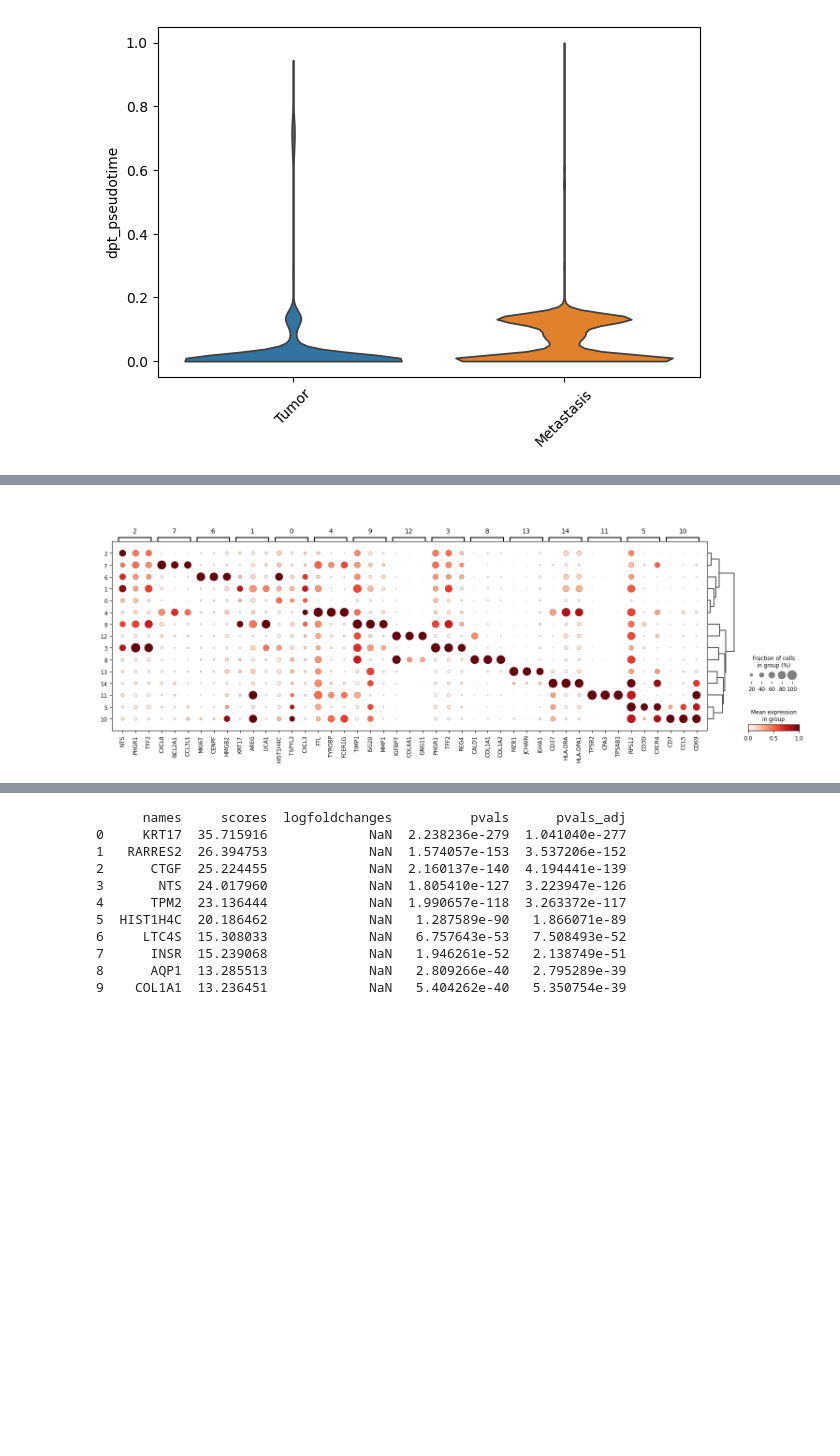
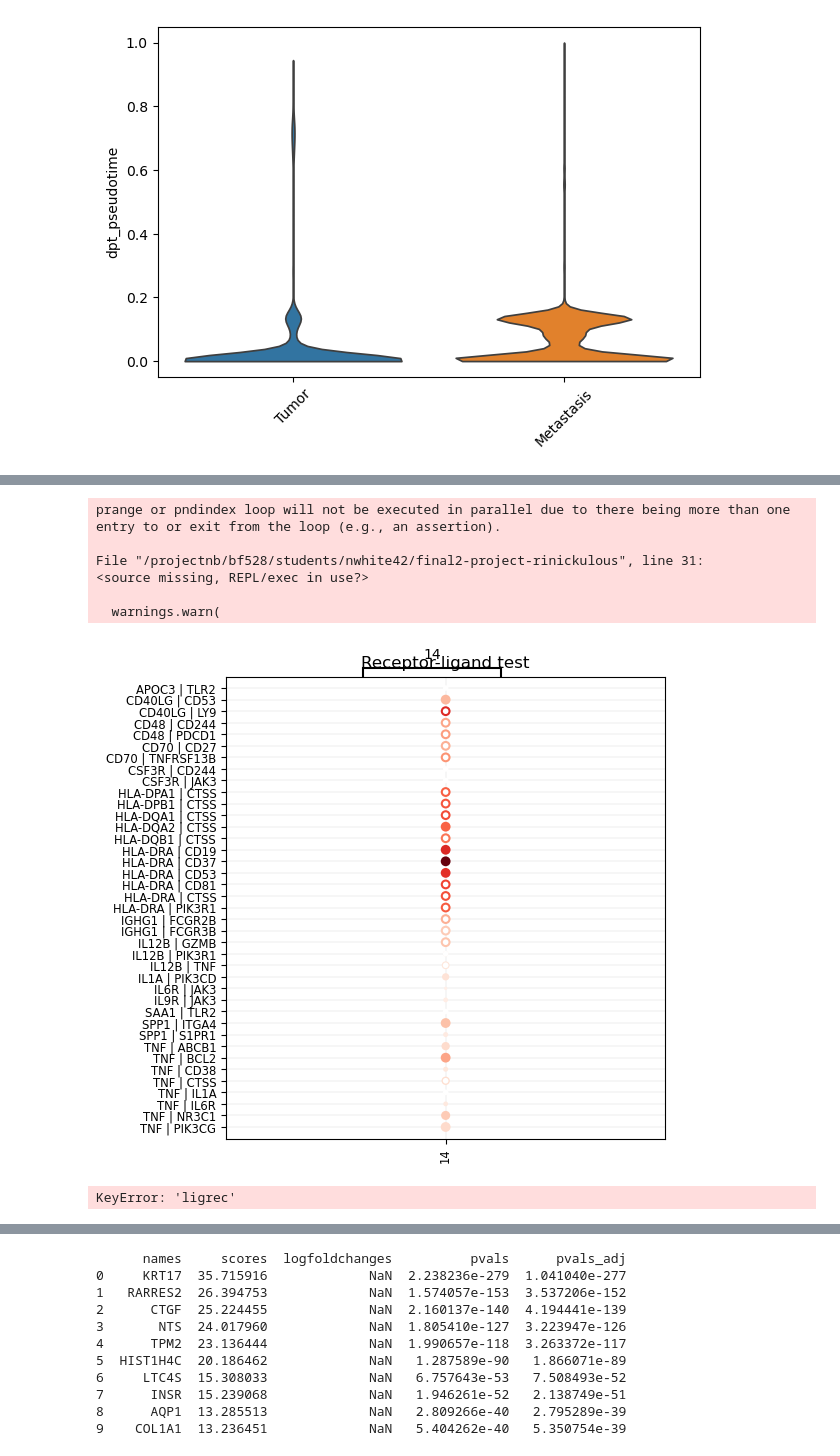
Before and after one commit to rinickulous/final2-project-scread, a Jupyter notebook: scanpy.ipynb, the cells around one changed output, grey strips where cells are left out. Saved outputs shown, nothing was run; the diff lists cells and outputs as text; code cells hidden in the pictures; blank space fills up the shorter version.

Commit message:
best I could get done by noon, due date. Will keep attempting

```diff
--- a/scanpy.ipynb
+++ b/scanpy.ipynb
@@ -586,19 +583,43 @@ Written to results/combined_all_samples_scaled.h5ad
-# %%
-# Rank markers for each cluster
-sc.tl.rank_genes_groups(
-    adata,
-    groupby='leiden',
-    method='wilcoxon',
-    use_raw=True
-)
-
-# Dotplot the top 3 per cluster
-sc.pl.rank_genes_groups_dotplot(
-    adata,
-    n_genes=3,
-    groupby='leiden',
-    standard_scale='var',
-    dendrogram=True
-)
-# %% [output]
-[figure, removed]
+# %%
+# 1) Install squidpy + omnipath (run once per env)
+#    If you already have squidpy+omnipath, you can skip this cell.
+import sys
+!{sys.executable} -m pip install --quiet squidpy[full] omnipath --upgrade
+
+# 2) Imports
+import squidpy as sq
+import scanpy as sc
+import os
+
+# 3) Load your final AnnData (with .obs['leiden'])
+adata = sc.read_h5ad('results/combined_all_samples_scaled.h5ad')
+
+# 4) Compute ligand–receptor interactions
+#    This uses the Omnipath database under the hood.
+#    It will store results in adata.uns['ligrec']
+sq.gr.ligrec(
+    adata,
+    cluster_key='leiden',   # your clustering
+    use_raw=True            # use raw counts for averaging
+)
+
+# 5) Plot the top interactions as a clustered heatmap
+#    You can adjust n_top_pairs or cmap as you like.
+os.makedirs('figures', exist_ok=True)
+sq.pl.ligrec(
+    adata,
+    cluster_key='leiden',
+    n_top_pairs=30,        # show the 30 strongest LR pairs
+    cmap='Reds',
+    figsize=(6,6),
+    show=False
+)
+import matplotlib.pyplot as plt
+plt.tight_layout()
+plt.savefig('figures/ligrec_heatmap.png', dpi=300, bbox_inches='tight')
+plt.show()
+
+# 6) Export the full LR table for your report
+lr_df = adata.uns['ligrec']['means'].copy()  # average expression table
+lr_df.to_csv('results/ligrec_means_by_cluster.csv')
+# %% [output]
@@ -604,0 +627,8 @@ sc.pl.rank_genes_groups_dotplot(
+prange or pndindex loop will not be executed in parallel due to there being more than one entry to or exit from the loop (e.g., an assertion).
+
+File "/projectnb/bf528/students/nwhite42/final2-project-rinickulous", line 31:
+<source missing, REPL/exec in use?>
+
+  warnings.warn(
+[figure, added]
+KeyError: 'ligrec'
```
Also changed, not shown: parts of 17 cells of this notebook.
